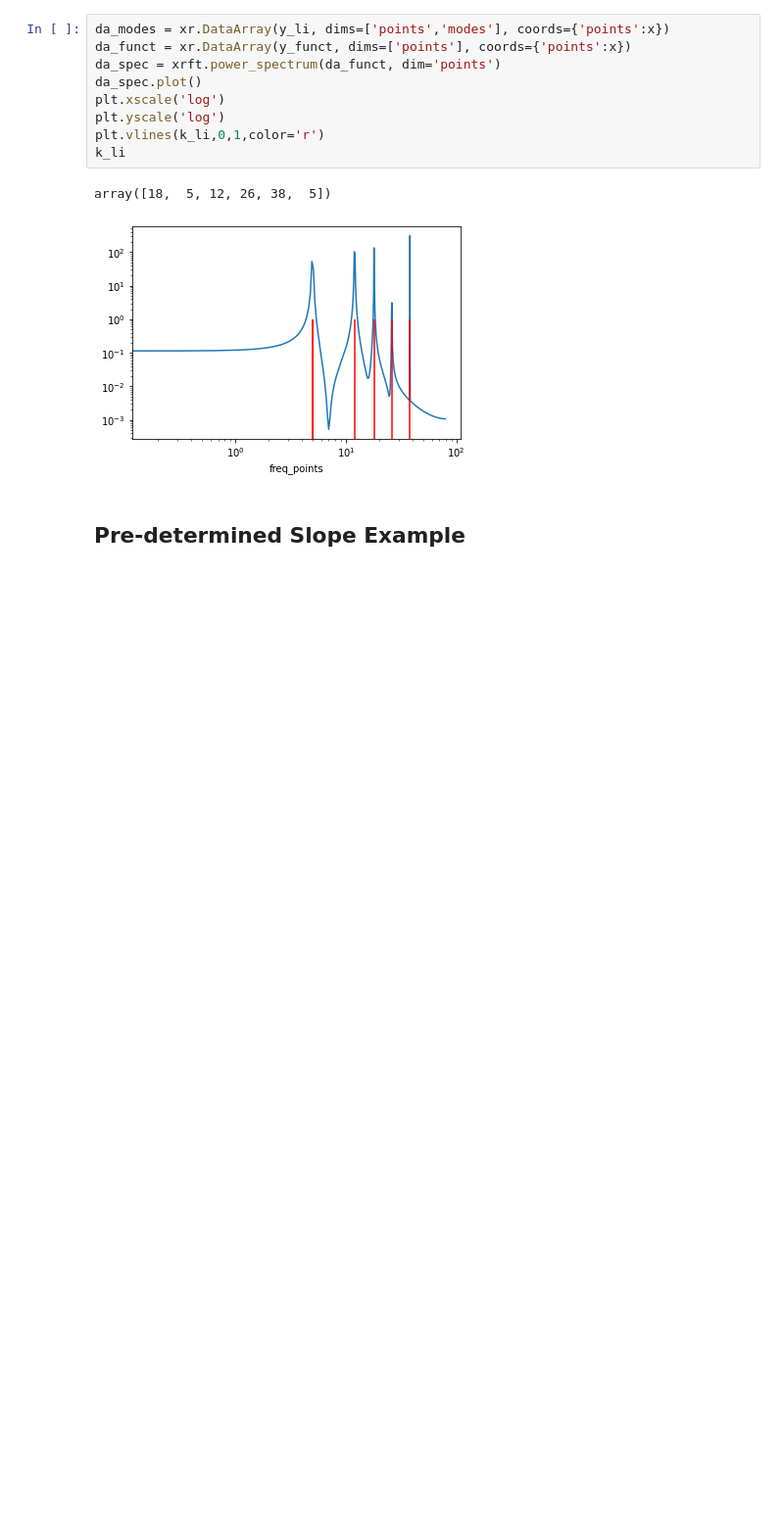
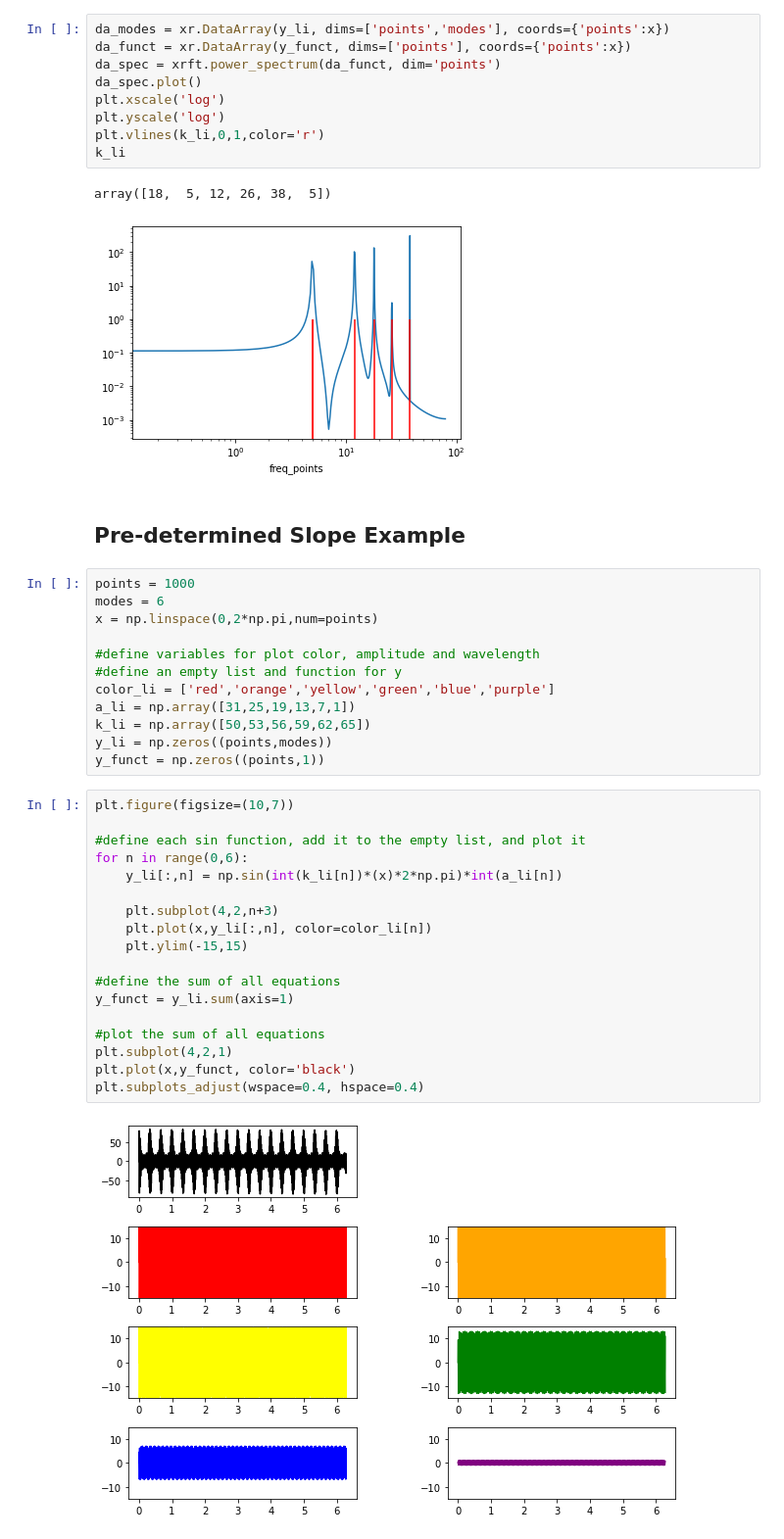
Before and after one commit to ocean-transport/argo-intern, a Jupyter notebook: spectral_examples.ipynb, the cells around one changed output. Shown at 98% size. Drawn from its saved outputs; the diff is of its cells as text; blank space fills up the shorter version.

```diff
--- a/spectral_examples.ipynb
+++ b/spectral_examples.ipynb
@@ -174,3 +174,35 @@ array([18,  5, 12, 26, 38,  5])
 [figure]
 # %% [markdown]
 ## Pre-determined Slope Example
+# %%
+points = 1000
+modes = 6
+x = np.linspace(0,2*np.pi,num=points)
+
+#define variables for plot color, amplitude and wavelength
+#define an empty list and function for y
+color_li = ['red','orange','yellow','green','blue','purple']
+a_li = np.array([31,25,19,13,7,1])
+k_li = np.array([50,53,56,59,62,65])
+y_li = np.zeros((points,modes))
+y_funct = np.zeros((points,1))
+# %%
+plt.figure(figsize=(10,7))
+
+#define each sin function, add it to the empty list, and plot it
+for n in range(0,6):
+    y_li[:,n] = np.sin(int(k_li[n])*(x)*2*np.pi)*int(a_li[n])
+
+    plt.subplot(4,2,n+3)
+    plt.plot(x,y_li[:,n], color=color_li[n])
+    plt.ylim(-15,15)
+
+#define the sum of all equations
+y_funct = y_li.sum(axis=1)
+
+#plot the sum of all equations
+plt.subplot(4,2,1)
+plt.plot(x,y_funct, color='black')
+plt.subplots_adjust(wspace=0.4, hspace=0.4)
+# %% [output]
+[figure, added]
```
Also changed, not shown: parts of 2 cells of this notebook.
